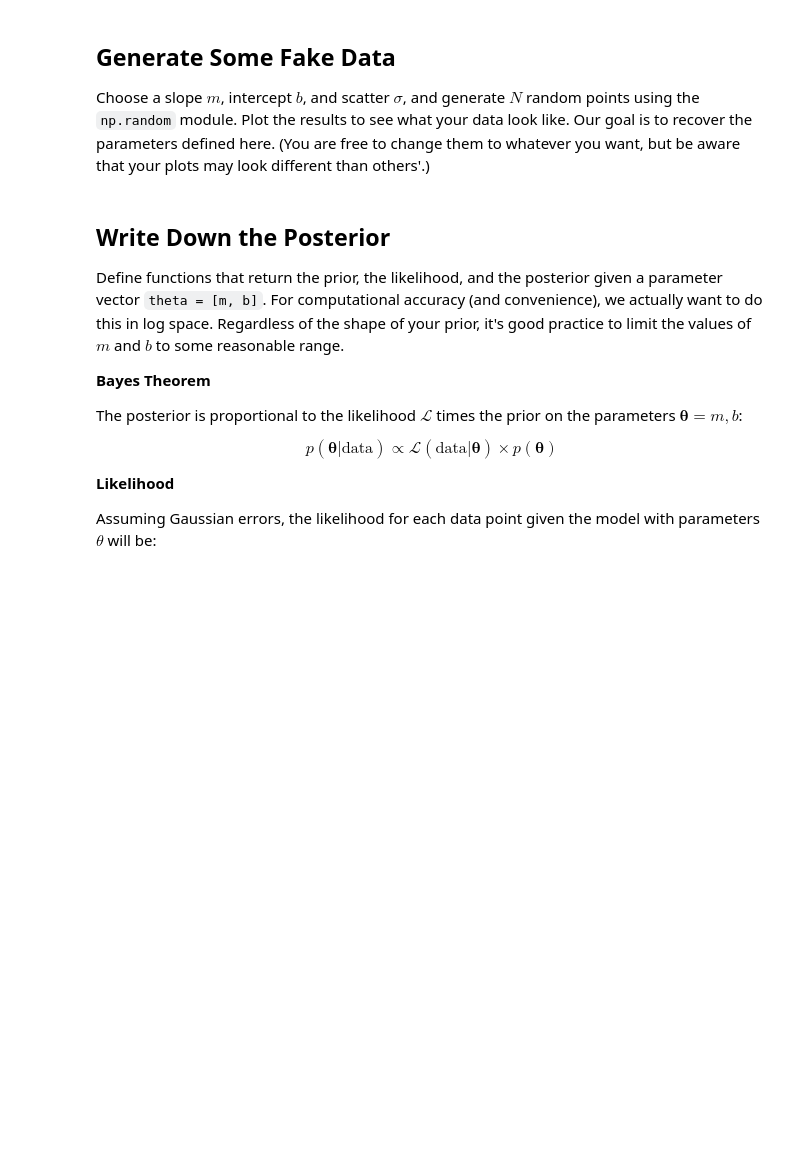
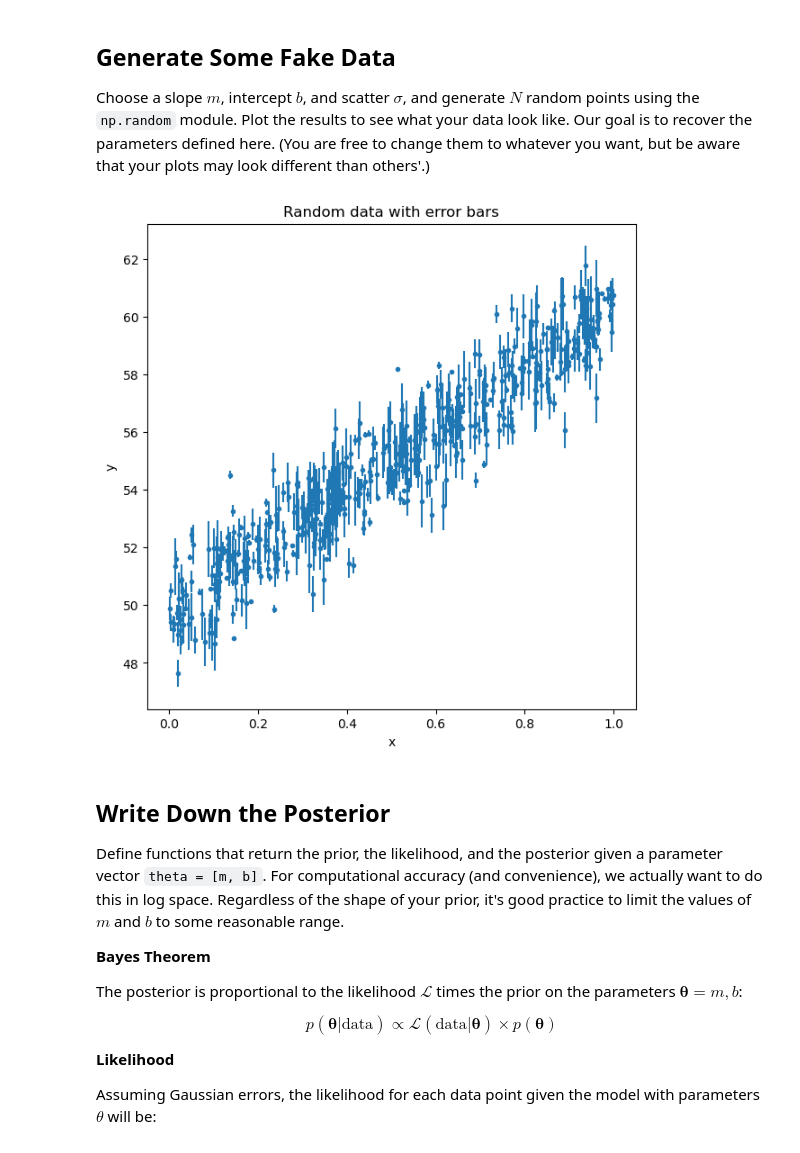
Before and after one commit to ASTR154/bayesian-statistics, a Jupyter notebook: monte_carlo_line_fitting.ipynb, the cells around one changed output. Saved outputs shown, nothing was run; the diff lists cells and outputs as text; code cells hidden in the pictures; blank space fills up the shorter version.

```diff
--- a/monte_carlo_line_fitting.ipynb
+++ b/monte_carlo_line_fitting.ipynb
@@ -10,17 +10,26 @@ import matplotlib.pyplot as plt
 ## Generate Some Fake Data
 Choose a slope $m$, intercept $b$, and scatter $\sigma$, and generate $N$ random points using the `np.random` module. Plot the results to see what your data look like. Our goal is to recover the parameters defined here. (You are free to change them to whatever you want, but be aware that your plots may look different than others'.)
 # %%
-N = 100  # number of points
-m = 10.  # slope
-b = 50.  # intercept
+N = 500  # number of points
+true_m = 10.  # slope
+true_b = 50.  # intercept
 sigma = 1.  # scatter
 
-rng = np.random.default_rng()
-x =  # complete with random values between 0 and 1
-y =  # equation for a line PLUS random values from a Gaussian centered at 0 with standard deviation `sigma`
-dy =  # array of error bars for all the data (all `sigma`)
+rng = np.random.default_rng(293746)
+x =  rng.random((N,)) # complete with random values between 0 and 1
+y =  (true_m * x + true_b) + np.random.normal(0, sigma, size=N)
+# equation for a line PLUS random values from a Gaussian centered at 0 with standard deviation `sigma`
+dy =  rng.random((N,)) # array of error bars for all the data (all `sigma`)
 
 # plot your generated data with error bars
+fig, ax = plt.subplots(figsize=(7,7))
+ax.errorbar(x,y,dy,fmt='.')
+ax.set_title("Random data with error bars")
+ax.set_xlabel("x")
+ax.set_ylabel("y")
+plt.show()
+# %% [output]
+[figure, added]
 # %% [markdown]
 ## Write Down the Posterior
 Define functions that return the prior, the likelihood, and the posterior given a parameter vector `theta = [m, b]`. For computational accuracy (and convenience), we actually want to do this in log space. Regardless of the shape of your prior, it's good practice to limit the values of $m$ and $b$ to some reasonable range.
```
Also changed, not shown: parts of 22 cells of this notebook, 1 other file.
